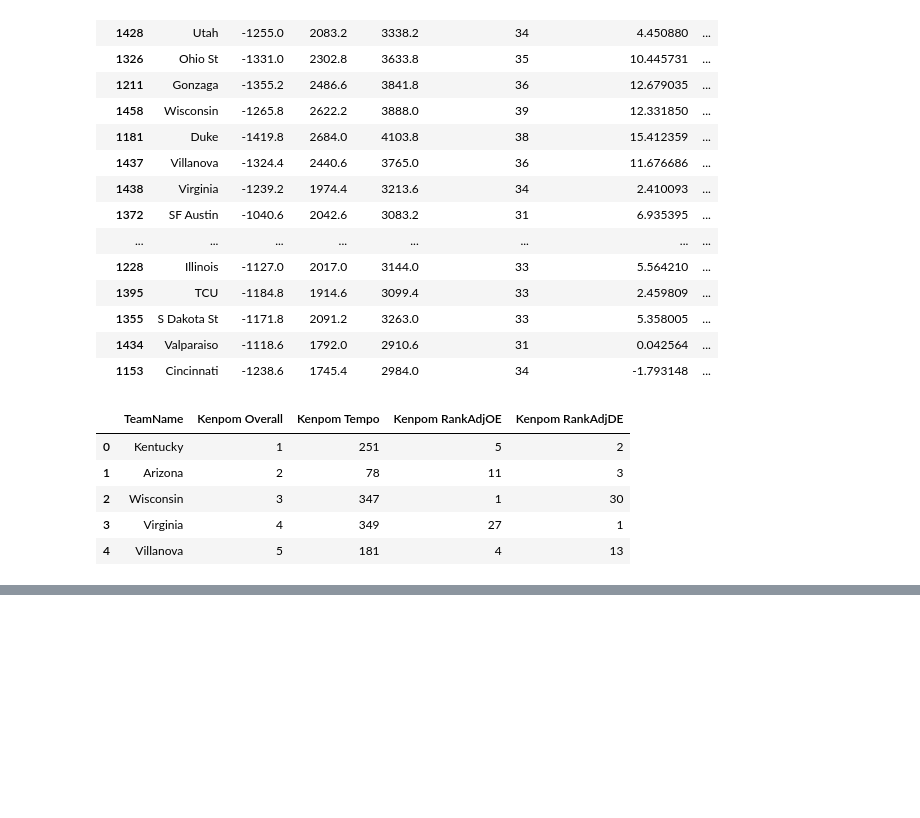
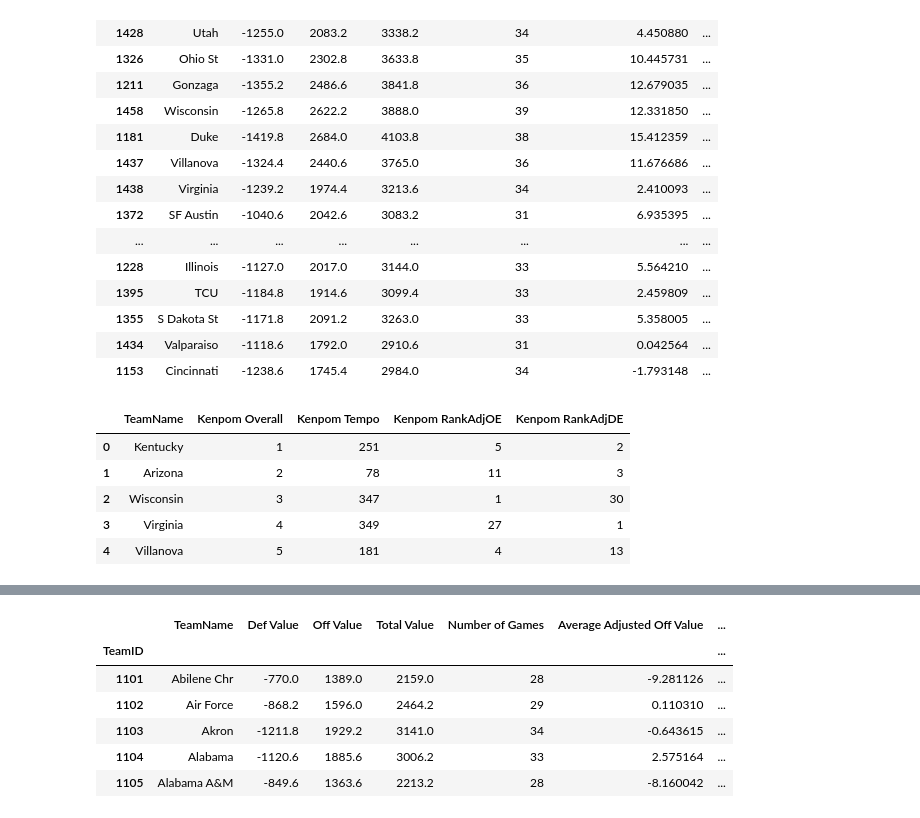
Before and after one commit to PeckJackson/kaggleProjects, a Jupyter notebook: NCAA Mens 2020/data/Untitled.ipynb, the cells around one changed output, grey strips where cells are left out. Drawn from its saved outputs; the diff is of its cells as text; code cells hidden in the pictures; blank space fills up the shorter version.

```diff
--- a/NCAA Mens 2020/data/Untitled.ipynb
+++ b/NCAA Mens 2020/data/Untitled.ipynb
@@ -606,0 +629,10 @@ a = {}
+# %%
+data.head()
+# %% [output]
+|  | TeamName | Def Value | Off Value | Total Value | Number of Games | Average Adjusted Off Value | ... |
+| TeamID |  |  |  |  |  |  | ... |
+| 1101 | Abilene Chr | -770.0 | 1389.0 | 2159.0 | 28 | -9.281126 | ... |
+| 1102 | Air Force | -868.2 | 1596.0 | 2464.2 | 29 | 0.110310 | ... |
+| 1103 | Akron | -1211.8 | 1929.2 | 3141.0 | 34 | -0.643615 | ... |
+| 1104 | Alabama | -1120.6 | 1885.6 | 3006.2 | 33 | 2.575164 | ... |
+| 1105 | Alabama A&M | -849.6 | 1363.6 | 2213.2 | 28 | -8.160042 | ... |
```
Also changed, not shown: parts of 29 cells of this notebook, 1 other file.
